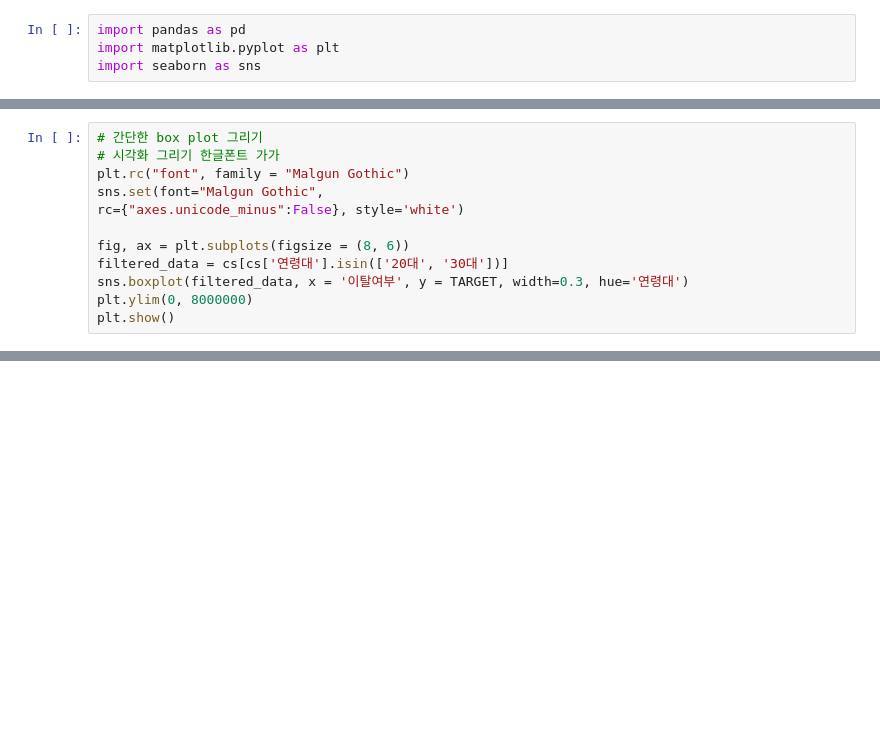
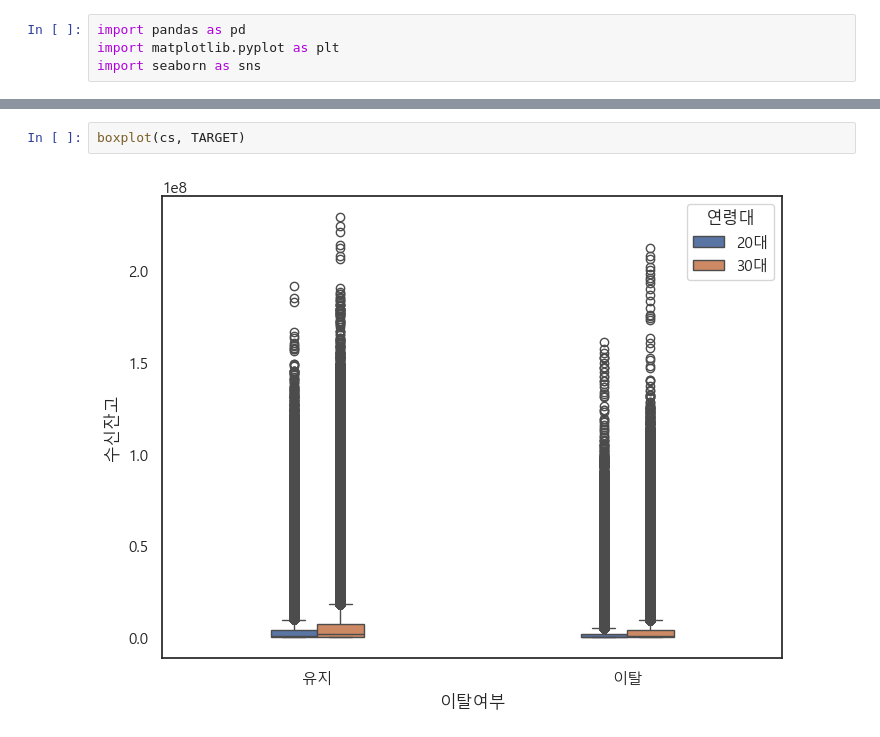
Before and after one commit to iMBanker-iM2030/IM2030, a Jupyter notebook: notebook/hyein.ipynb, the cells around one changed output, grey strips where cells are left out. Drawn from its saved outputs; the diff is of its cells as text; blank space fills up the shorter version.

Commit message:
update: visualization for new columns

```diff
--- a/notebook/hyein.ipynb
+++ b/notebook/hyein.ipynb
@@ -32,12 +4,0 @@ np.float64(2600000.0)
-# %%
-# 간단한 box plot 그리기
-# 시각화 그리기 한글폰트 가가
-plt.rc("font", family = "Malgun Gothic")
-sns.set(font="Malgun Gothic",
-rc={"axes.unicode_minus":False}, style='white')
-
-fig, ax = plt.subplots(figsize = (8, 6))
-filtered_data = cs[cs['연령대'].isin(['20대', '30대'])]
-sns.boxplot(filtered_data, x = '이탈여부', y = TARGET, width=0.3, hue='연령대')
-plt.ylim(0, 8000000)
-plt.show()
@@ -45,0 +73,4 @@ plt.show()
+# %%
+boxplot(cs, TARGET)
+# %% [output]
+[figure, added]
```
Also changed, not shown: parts of 16 cells of this notebook.
